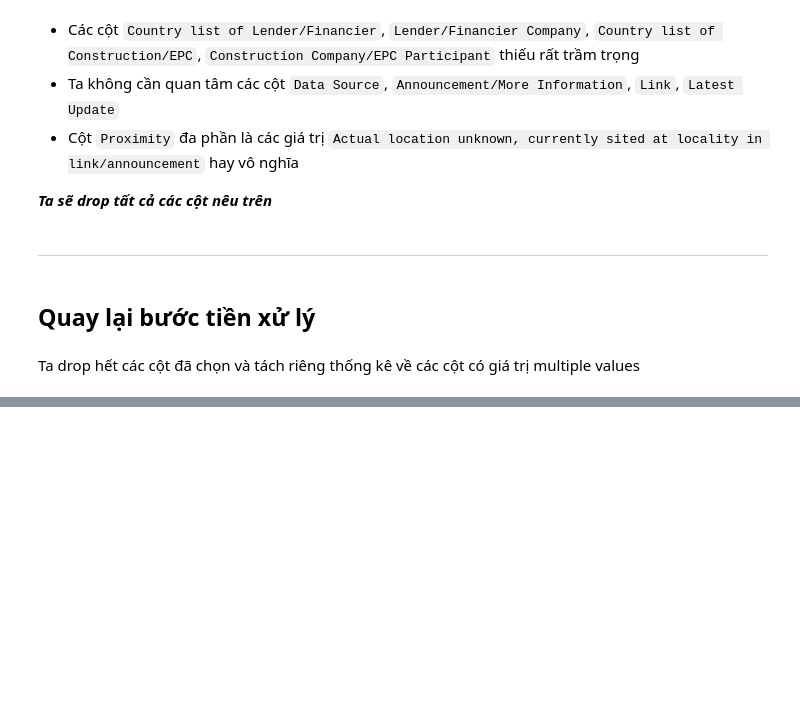
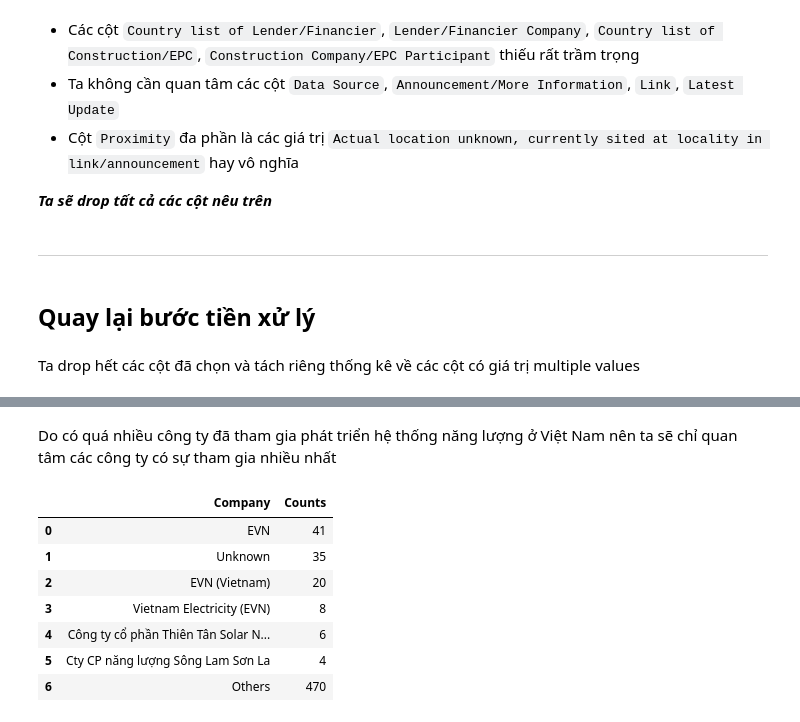
Before and after one commit to JustKidding2K/P4DS_FinalProject, a Jupyter notebook: Source.ipynb, the cells around one changed output, grey strips where cells are left out. Saved outputs shown, nothing was run; the diff lists cells and outputs as text; code cells hidden in the pictures; blank space fills up the shorter version.

```diff
--- a/Source.ipynb
+++ b/Source.ipynb
@@ -377,0 +401,15 @@ sponsor_developer_companies.to_csv('sponsor_developer_companies.csv',index=False
+# %% [markdown]
+Do có quá nhiều công ty đã tham gia phát triển hệ thống năng lượng ở Việt Nam nên ta sẽ chỉ quan tâm các công ty có sự tham gia nhiều nhất
+# %%
+tmp_df=sponsor_developer_companies[:6]
+tmp_df=tmp_df.append({'Company':'Others','Counts':sponsor_developer_companies[6:]['Counts'].sum()},ignore_index=True)
+tmp_df
+# %% [output]
+|  | Company | Counts |
+| 0 | EVN | 41 |
+| 1 | Unknown | 35 |
+| 2 | EVN (Vietnam) | 20 |
+| 3 | Vietnam Electricity (EVN) | 8 |
+| 4 | Công ty cổ phần Thiên Tân Solar N... | 6 |
+| 5 | Cty CP năng lượng Sông Lam Sơn La | 4 |
+| 6 | Others | 470 |
```
Also changed, not shown: parts of 14 cells of this notebook, 2 other files.
